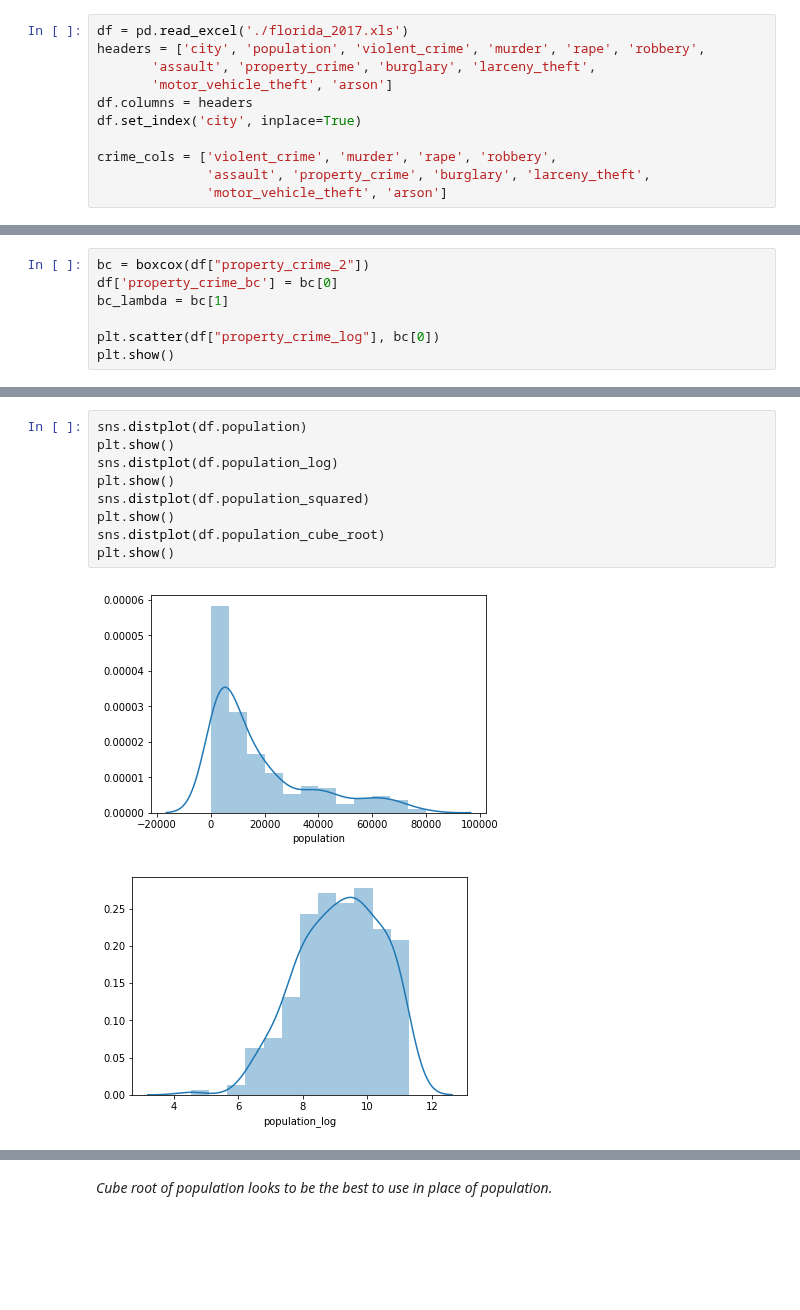
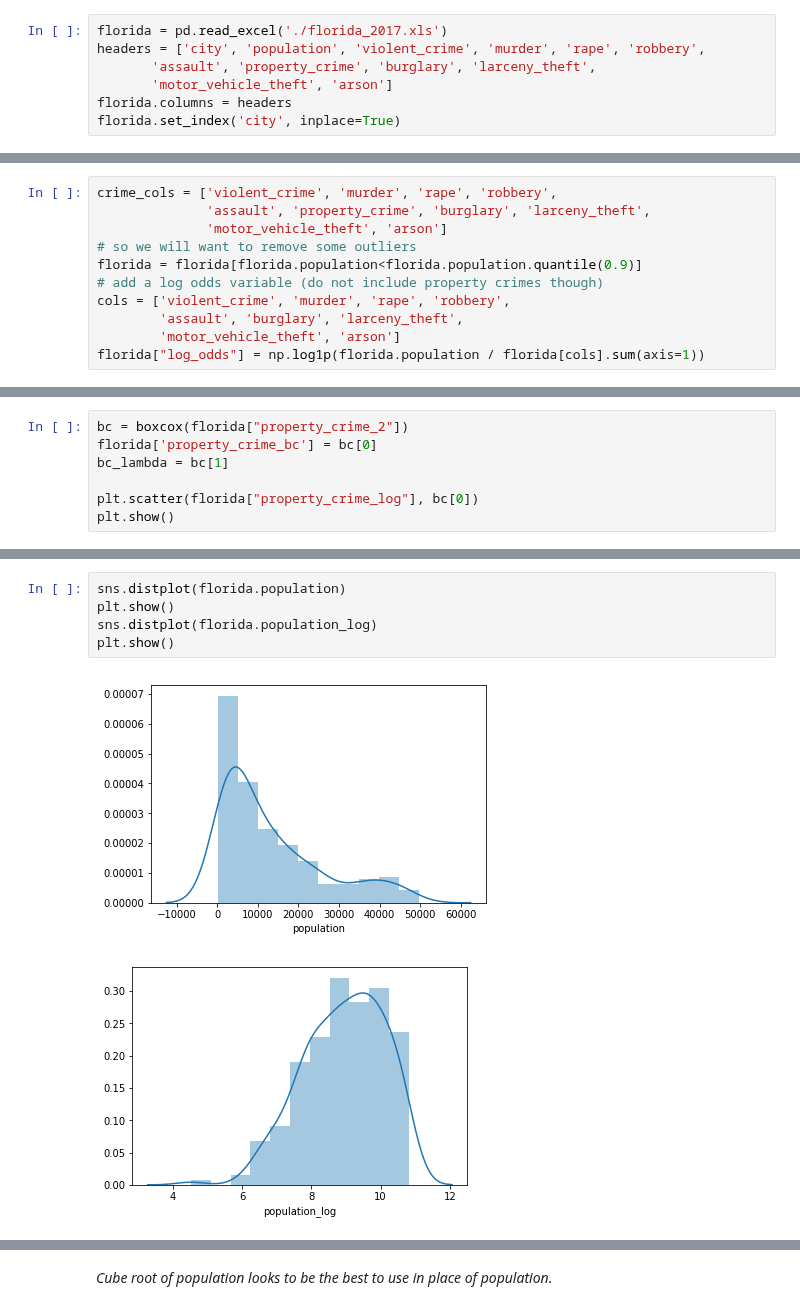
Before and after one commit to mkm29/DataScience, a Jupyter notebook: thinkful/unit/2/4/challenge_crime_regression.ipynb, the cells around one changed output, grey strips where cells are left out. Saved outputs shown, nothing was run; the diff lists cells and outputs as text; blank space fills up the shorter version.

Commit message:
Reorganized notebook; added set of models that first condition on population group, getting relatively good results from this.

```diff
--- a/thinkful/unit/2/4/challenge_crime_regression.ipynb
+++ b/thinkful/unit/2/4/challenge_crime_regression.ipynb
@@ -28,12 +24,8 @@ warnings.filterwarnings(
 # %%
-df = pd.read_excel('./florida_2017.xls')
+florida = pd.read_excel('./florida_2017.xls')
 headers = ['city', 'population', 'violent_crime', 'murder', 'rape', 'robbery',
        'assault', 'property_crime', 'burglary', 'larceny_theft',
        'motor_vehicle_theft', 'arson']
-df.columns = headers
-df.set_index('city', inplace=True)
-
-crime_cols = ['violent_crime', 'murder', 'rape', 'robbery',
-              'assault', 'property_crime', 'burglary', 'larceny_theft',
-              'motor_vehicle_theft', 'arson']
+florida.columns = headers
+florida.set_index('city', inplace=True)
 # %%
@@ -69,0 +36,11 @@ df["log_odds_group"] = pd.cut(df.log_odds, 5, labels=groups)
+# %%
+crime_cols = ['violent_crime', 'murder', 'rape', 'robbery',
+              'assault', 'property_crime', 'burglary', 'larceny_theft',
+              'motor_vehicle_theft', 'arson']
+# so we will want to remove some outliers
+florida = florida[florida.population<florida.population.quantile(0.9)]
+# add a log odds variable (do not include property crimes though)
+cols = ['violent_crime', 'murder', 'rape', 'robbery',
+        'assault', 'burglary', 'larceny_theft',
+        'motor_vehicle_theft', 'arson']
+florida["log_odds"] = np.log1p(florida.population / florida[cols].sum(axis=1))
@@ -70,8 +83,8 @@ df["log_odds_group"] = pd.cut(df.log_odds, 5, labels=groups)
 # %%
-bc = boxcox(df["property_crime_2"])
-df['property_crime_bc'] = bc[0]
+bc = boxcox(florida["property_crime_2"])
+florida['property_crime_bc'] = bc[0]
 bc_lambda = bc[1]
 
-plt.scatter(df["property_crime_log"], bc[0])
+plt.scatter(florida["property_crime_log"], bc[0])
 plt.show()
 # %% [output]
@@ -98,13 +111,9 @@ property_crime_bc      -0.049
 dtype: float64
 # %%
-sns.distplot(df.population)
+sns.distplot(florida.population)
 plt.show()
-sns.distplot(df.population_log)
+sns.distplot(florida.population_log)
 plt.show()
-sns.distplot(df.population_squared)
-plt.show()
-sns.distplot(df.population_cube_root)
-plt.show()
 # %% [output]
-[figure, old version]
+[figure, new version]
-[figure, old version]
+[figure, new version]
```
Also changed, not shown: parts of 60 cells of this notebook.
